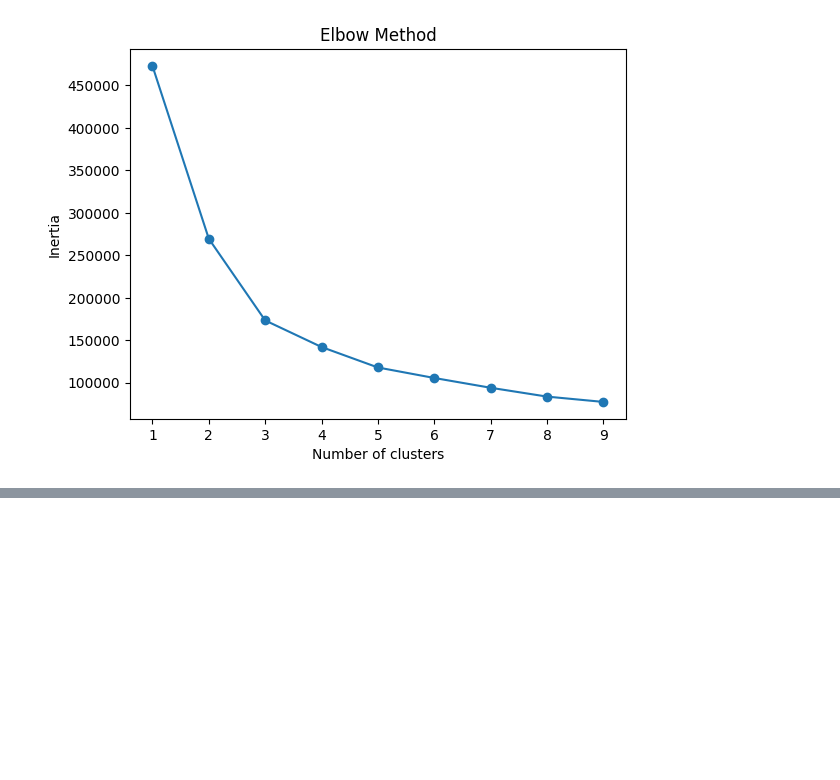
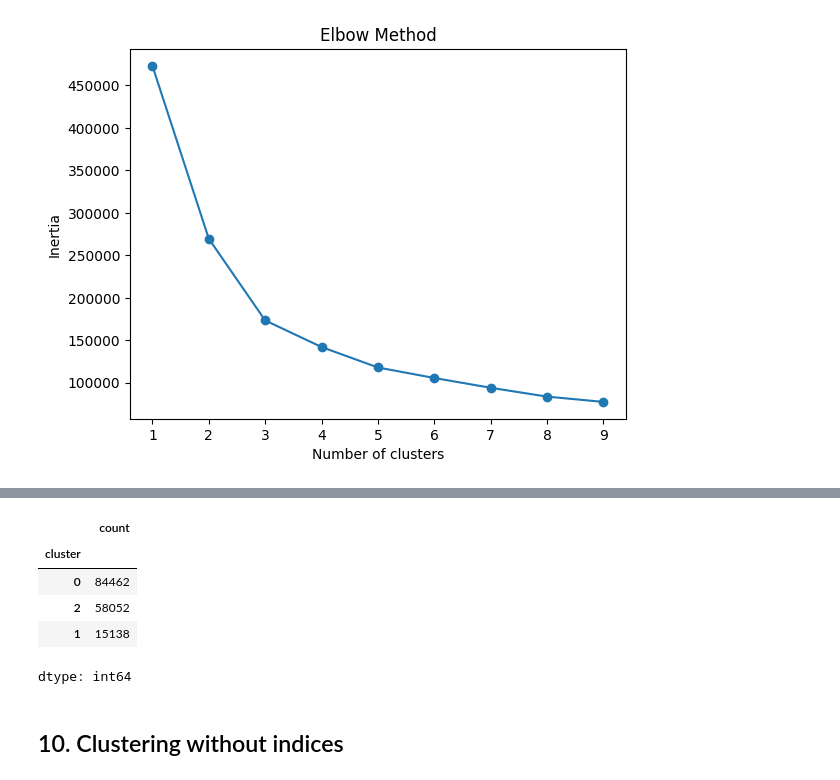
Before and after one commit to adrianmrizo/Client-Segmentation-Analysis, a Jupyter notebook: Adrian_Travel_Tide_Mastery_Project.ipynb, the cells around one changed output, grey strips where cells are left out. Saved outputs shown, nothing was run; the diff lists cells and outputs as text; code cells hidden in the pictures; blank space fills up the shorter version.

```diff
--- a/Adrian_Travel_Tide_Mastery_Project.ipynb
+++ b/Adrian_Travel_Tide_Mastery_Project.ipynb
@@ -1234,0 +1273,11 @@ plt.show()
+# %%
+df_cluster['cluster'].value_counts()
+# %% [output]
+|  | count |
+| cluster |  |
+| 0 | 84462 |
+| 2 | 58052 |
+| 1 | 15138 |
+dtype: int64
+# %% [markdown]
+## 10. Clustering without indices
```
Also changed, not shown: parts of 7 cells of this notebook.
